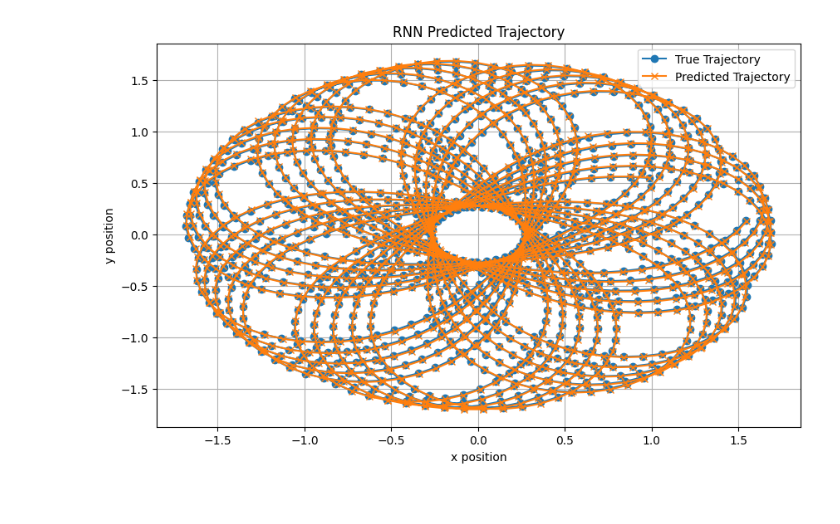
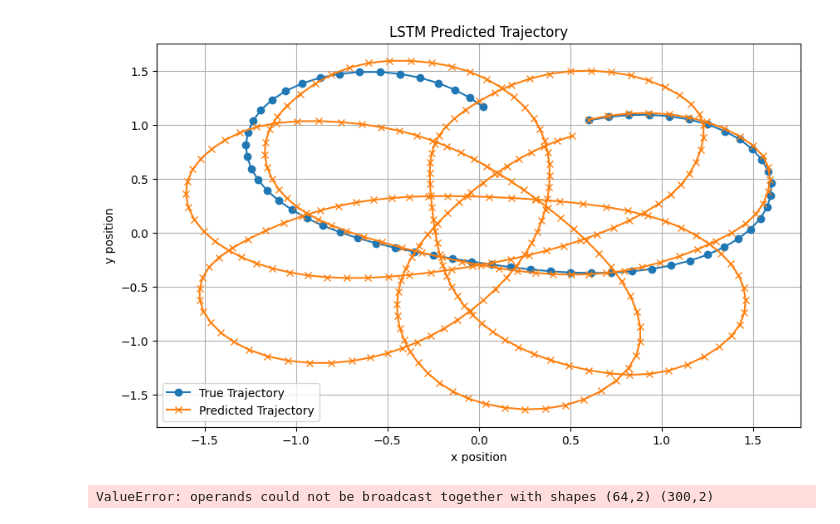
Before and after one commit to green3diamond/PINN-project-particle, a Jupyter notebook: vizualize.ipynb, the cells around one changed output. Drawn from its saved outputs; the diff is of its cells as text; code cells hidden in the pictures.

```diff
--- a/vizualize.ipynb
+++ b/vizualize.ipynb
@@ -96,13 +118,13 @@ import torch.optim as optim
 import numpy as np
 import matplotlib.pyplot as plt
 from src.dataset import get_dataloaders
-from src.network import FeedForwardNN, RecurrentNN
+from src.network import RecurrentNN
 from train import train_model, evaluate_model
-
 from tqdm.auto import tqdm
 
 batch_size = 64
 num_epochs = 100
+seq_length = 1  # Single step sequence
 
 # Visualization functions
 def plot_positions(positions, title):
@@ -116,19 +138,18 @@ def plot_positions(positions, title):
     plt.grid(True)
     plt.show()
 
-def plot_predicted_trajectories(model, dataloader, title, seq_length=5):
+def plot_predicted_trajectories(model, initial_state, true_positions, title, steps=300):
     model.eval()
-    true_positions = []
     predicted_positions = []
+    state = initial_state.unsqueeze(0)  # Add batch dimension
 
     with torch.no_grad():
-        for input_sequences, output_sequences in dataloader:
-            predicted_sequences = model(input_sequences).numpy()
-            true_positions.append(output_sequences[:, -1, 2:])  # Last position in the sequence
-            predicted_positions.append(predicted_sequences[:, -1, 2:])  # Last predicted position in the sequence
+        for _ in range(steps):
+            predicted_state = model(state)
+            predicted_positions.append(predicted_state[:, 0, 2:].numpy())
+            state = predicted_state  # Use the output as the next input
 
-    true_positions = np.concatenate(true_positions)
-    predicted_positions = np.concatenate(predicted_positions)
+    predicted_positions = np.concatenate(predicted_positions, axis=0)
 
     plt.figure(figsize=(10, 6))
     plt.plot(true_positions[:, 0], true_positions[:, 1], label='True Trajectory', marker='o')
@@ -140,26 +161,42 @@ def plot_predicted_trajectories(model, dataloader, title, seq_length=5):
     plt.grid(True)
     plt.show()
 
+    return predicted_positions
+
 # Prepare input data for plotting predicted trajectories
-def extract_positions(dataloader):
-    positions = []
-    for _, output_sequences in dataloader:
-        positions.append(output_sequences[:, -1, 2:].numpy())
-    return np.concatenate(positions)
+def extract_initial_state_and_true_positions(dataloader, steps=300):
+    for input_sequences, output_sequences in dataloader:
+        initial_state = input_sequences[0]
+        true_positions = output_sequences[:steps, 0, 2:]
+        return initial_state, true_positions
 
 # Get dataloaders
-train_loader, test_loader = get_dataloaders(batch_size, "data_lorentz/train.txt", "data_lorentz/test.txt", seq_length=16)
+train_loader, test_loader = get_dataloaders(batch_size, "data_lorentz/train.txt", "data_lorentz/test.txt", seq_length=seq_length)
 
-# Instantiate the RNN model, define loss function and optimizer
-rnn_model = RecurrentNN()
+# Instantiate the LSTM model, define loss function and optimizer
+rnn_model = RecurrentNN(input_size=4, hidden_size=64, output_size=4, num_layers=4)
 criterion = nn.MSELoss()
 optimizer = optim.Adam(rnn_model.parameters(), lr=0.001)
 
-# Train the RNN model
+# Train the LSTM model
 train_model(rnn_model, train_loader, criterion, optimizer, num_epochs=num_epochs)
-# Evaluate the RNN model
+# Evaluate the LSTM model
 evaluate_model(rnn_model, test_loader, criterion)
 
-# Plot predicted trajectories for recurrent neural network
-plot_predicted_trajectories(rnn_model, test_loader, 'RNN Predicted Trajectory')
+# Extract initial state and true positions for iterative prediction
+initial_state, true_positions = extract_initial_state_and_true_positions(test_loader, steps=300)
+
+# Plot predicted trajectories using the model iteratively
+predicted_positions = plot_predicted_trajectories(rnn_model, initial_state, true_positions, 'LSTM Predicted Trajectory', steps=300)
+
+# Calculate and plot mean squared error (MSE) as a function of time
+mse = np.mean((true_positions - predicted_positions) ** 2, axis=1)
+
+plt.figure(figsize=(10, 6))
+plt.plot(mse, marker='o')
+plt.title('Mean Squared Error (MSE) Over Time')
+plt.xlabel('Time step')
+plt.ylabel('MSE')
+plt.grid(True)
+plt.show()
 # %% [output]
@@ -167 +204,2 @@ Test Loss: 5.998531128722306e-05
-[figure, old version]
+[figure, new version]
+ValueError: operands could not be broadcast together with shapes (64,2) (300,2)
```
Also changed, not shown: parts of 3 cells of this notebook, 1 other file.
